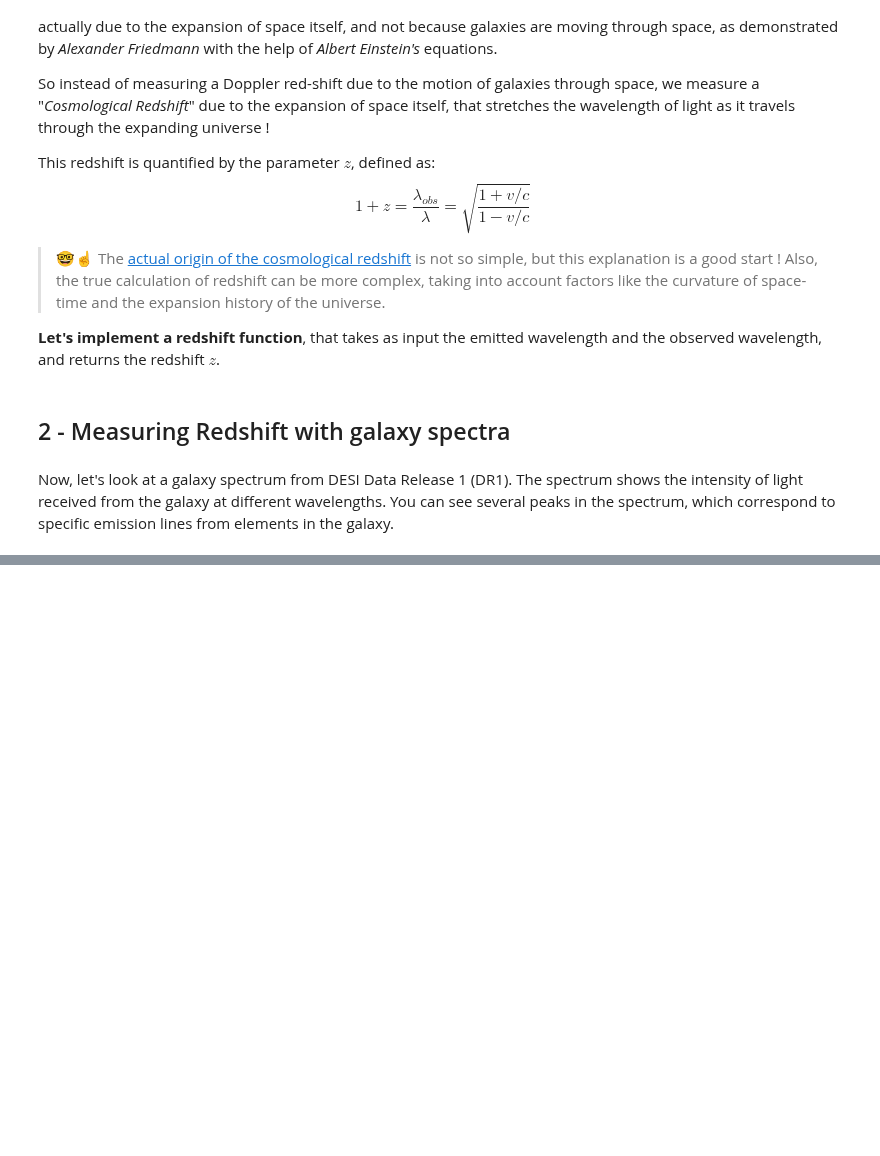
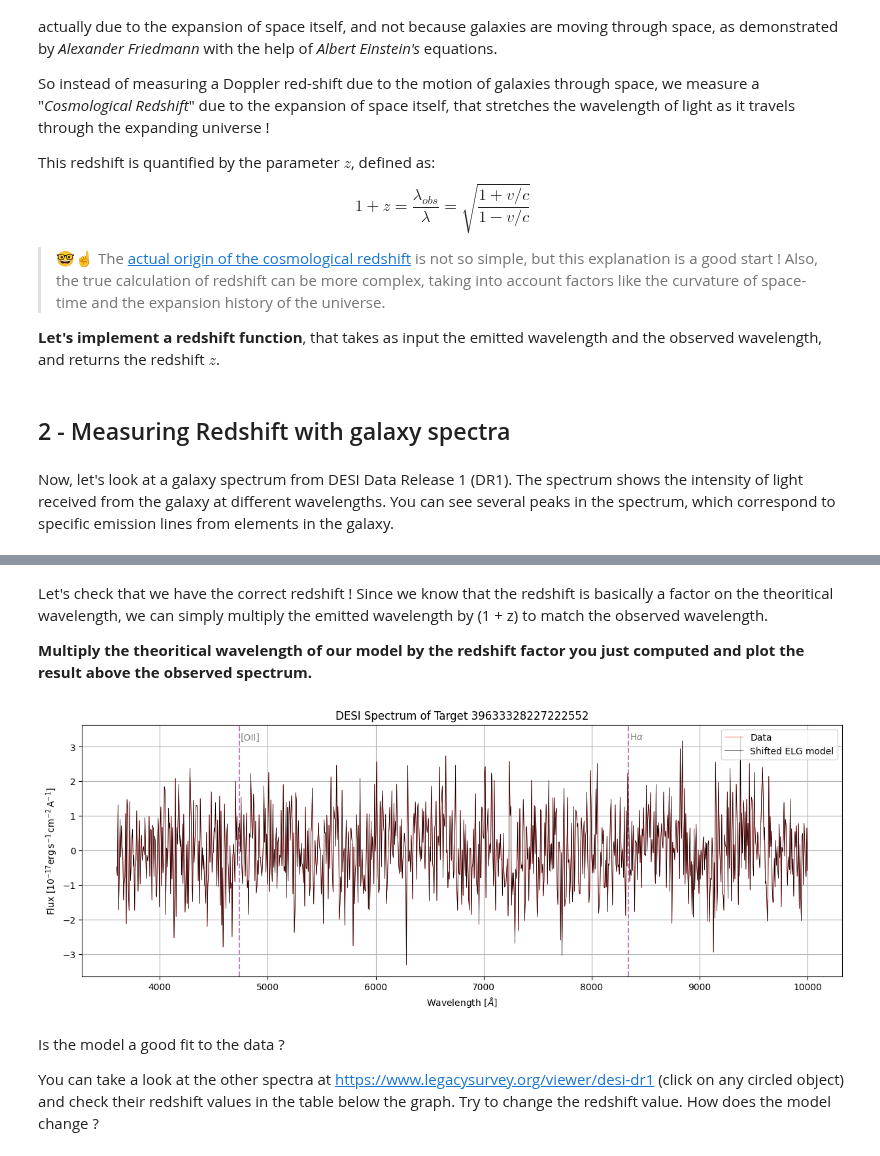
Before and after one commit to DESIHIGH/desihigh, a Jupyter notebook: notebooks/English/RedshiftAndDistances.ipynb, the cells around one changed output, grey strips where cells are left out. Drawn from its saved outputs; the diff is of its cells as text; code cells hidden in the pictures; blank space fills up the shorter version.

```diff
--- a/notebooks/English/RedshiftAndDistances.ipynb
+++ b/notebooks/English/RedshiftAndDistances.ipynb
@@ -183,2 +247,39 @@ print(f"The redshift z of the galaxy is: {z:.4f}")
+# %% [markdown]
+Let's check that we have the correct redshift ! Since we know that the redshift is basically a factor on the theoritical wavelength, we can simply multiply the emitted wavelength by (1 + z) to match the observed wavelength.
+
+**Multiply the theoritical wavelength of our model by the redshift factor you just computed and plot the result above the observed spectrum.**
+# %%
+shifted_OII = ...
+shifted_Halpha = ...
+shifted_model_wavelengths = ...
+
+# FIXME: Soln to be removed
+shifted_OII = OIIline * (1 + z)
+shifted_Halpha = Hline * (1 + z)
+shifted_model_wavelengths = model_wavelengths * (1 + z)
+
+plt.figure(figsize=(15, 5))
+plt.plot(data_wavelengths, data_flux, color='red', lw=0.5, label='Data')
+# plt.plot(..., ..., color='black', lw=0.5, label='Shifted ELG model')
+
+# FIXME: Soln to be removed
+plt.plot(shifted_model_wavelengths, model_flux, color='black', lw=0.5, label='Shifted ELG model')
+
+plt.axvline(shifted_Halpha, color='purple', linestyle='--', zorder=-1, alpha=0.5)
+plt.axvline(shifted_OII, color='purple', linestyle='--', zorder=-1, alpha=0.5)
+plt.text(shifted_Halpha + 10, 3.2, r'H$\alpha$', color='gray')
+plt.text(shifted_OII + 10, 3.2, r'[OII]', color='gray')
+
+plt.xlabel(r"Wavelength [$\AA$]")
+plt.ylabel(r"Flux [$10^{-17} \mathrm{erg} \, \mathrm{s}^{-1} \, \mathrm{cm}^{-2} \, \mathrm{A}^{-1}$]")
+plt.title("DESI Spectrum of Target 39633328227222552")
+plt.legend(loc='upper right')
+plt.grid()
+# %% [output]
+[figure, added]
+# %% [markdown]
+Is the model a good fit to the data ?
+
+You can take a look at the other spectra at https://www.legacysurvey.org/viewer/desi-dr1 (click on any circled object) and check their redshift values in the table below the graph. Try to change the redshift value. How does the model change ?
 # %% [markdown]
 ## 3 - Measuring Distances with Redshifts
```
Also changed, not shown: parts of 18 cells of this notebook, 1 other file.
